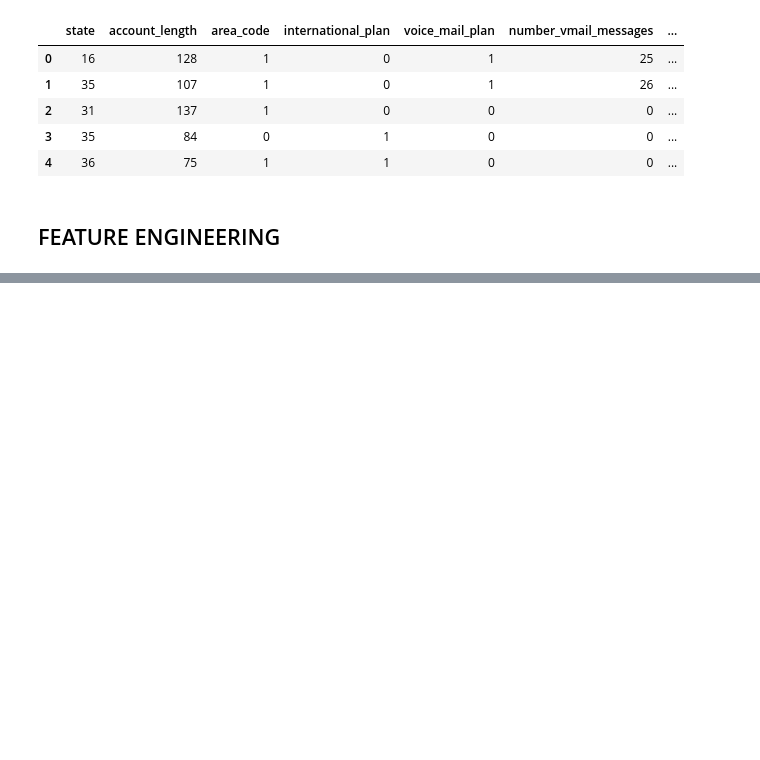
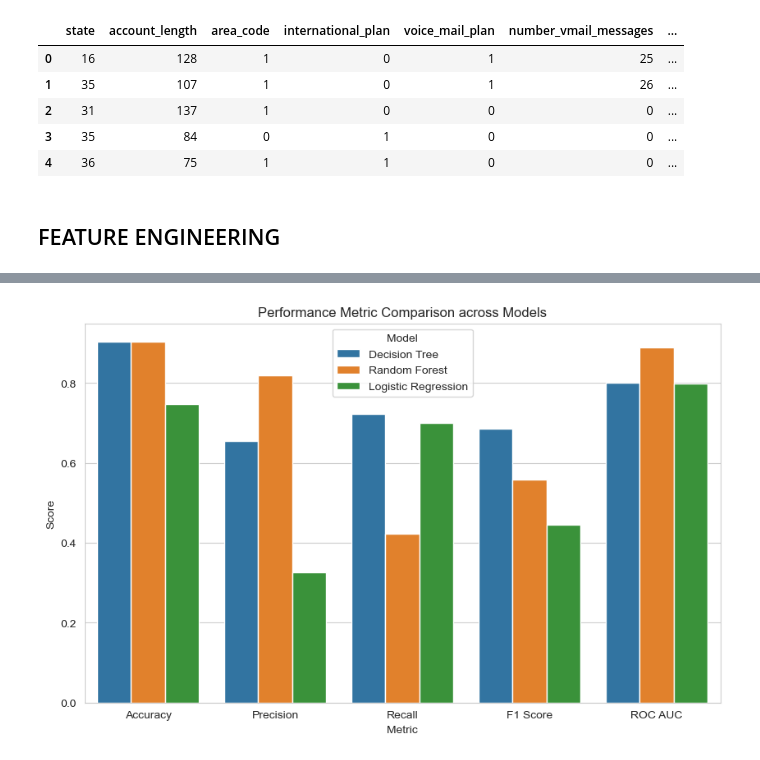
Before and after one commit to Laban-leploote/Telecom-Customer-Churn-Prediction, a Jupyter notebook: analysis.ipynb, the cells around one changed output, grey strips where cells are left out. Cells and saved outputs as stored; diff of their text form; code cells hidden in the pictures; blank space fills up the shorter version.

```diff
--- a/analysis.ipynb
+++ b/analysis.ipynb
@@ -579,0 +557,4 @@ dtype: object
+# %%
+# Decision Tree (New)
+dt = DecisionTreeClassifier(class_weight='balanced', random_state=42, max_depth=5).fit(X_train_scaled, y_train)
+dt.fit(X_train_scaled, y_train)
@@ -579,0 +619,27 @@ dtype: object
+# %%
+comparison_list = []
+models = {'Logistic Regression': lr_model, 'Random Forest': rf_model, 'Decision Tree': dt}
+
+for name, model in models.items():
+    y_pred = model.predict(X_test_scaled)
+    y_prob = model.predict_proba(X_test_scaled)[:, 1]
+
+    comparison_list.append({
+        'Model': name,
+        'Accuracy': accuracy_score(y_test, y_pred),
+        'Precision': precision_score(y_test, y_pred),
+        'Recall': recall_score(y_test, y_pred),
+        'F1 Score': f1_score(y_test, y_pred),
+        'ROC AUC': roc_auc_score(y_test, y_prob)
+    })
+
+comparison_df = pd.DataFrame(comparison_list).sort_values(by='F1 Score', ascending=False)
+
+# Visualize the Comparison
+comparison_melted = comparison_df.melt(id_vars='Model', var_name='Metric', value_name='Score')
+plt.figure(figsize=(10, 6))
+sns.barplot(x='Metric', y='Score', hue='Model', data=comparison_melted)
+plt.title('Performance Metric Comparison across Models')
+plt.show()
+# %% [output]
+[figure, added]
```
Also changed, not shown: parts of 26 cells of this notebook.
